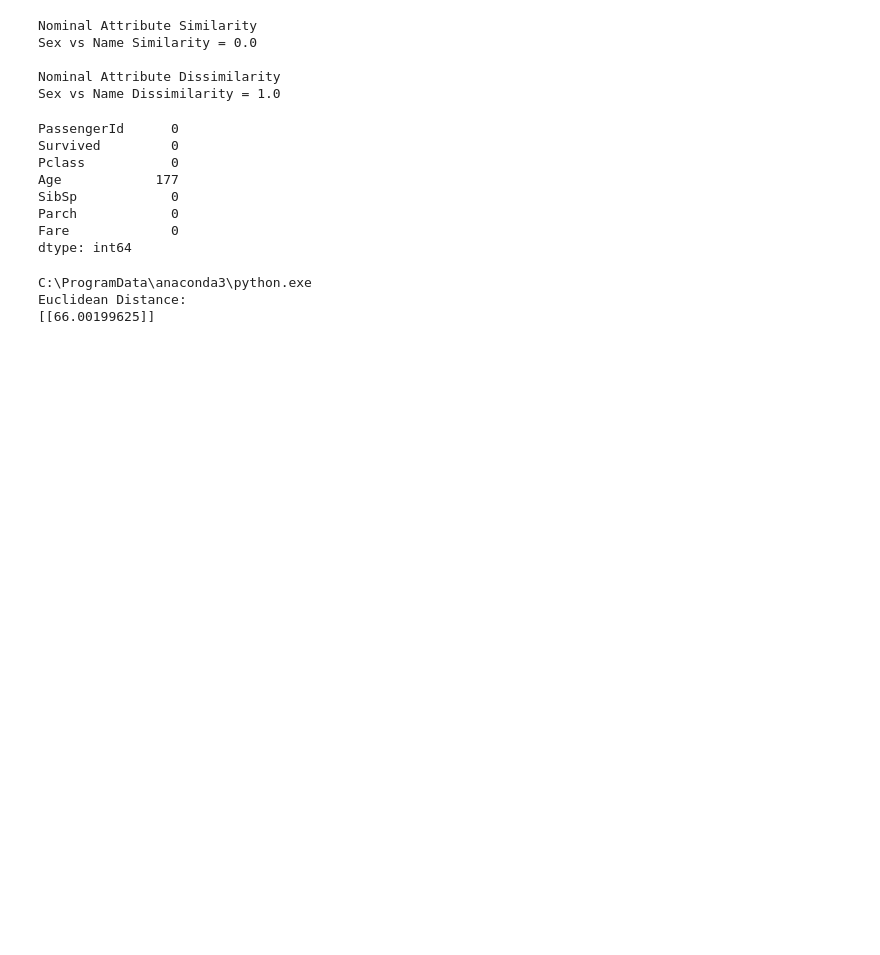
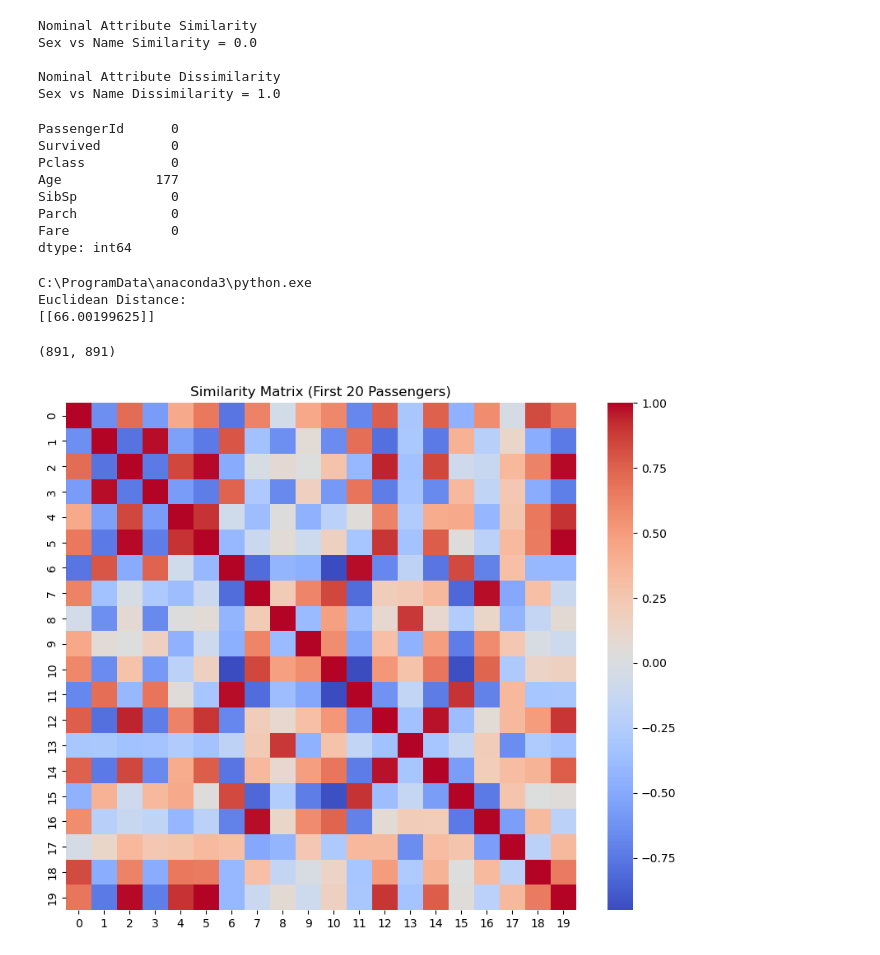
Before and after one commit to SRP-creator/Titanic-Dataset-FDSLAB, a Jupyter notebook: Titanic_data_analysis/Untitled.ipynb, the cells around one changed output. Saved outputs shown, nothing was run; the diff lists cells and outputs as text; code cells hidden in the pictures; blank space fills up the shorter version.

```diff
--- a/Titanic_data_analysis/Untitled.ipynb
+++ b/Titanic_data_analysis/Untitled.ipynb
@@ -257,3 +257,33 @@ print(distance)
 C:\ProgramData\anaconda3\python.exe
 Euclidean Distance:
 [[66.00199625]]
+# %%
+from sklearn.preprocessing import StandardScaler
+from sklearn.metrics.pairwise import cosine_similarity
+
+# Select features
+X = df[['Pclass', 'Age', 'SibSp', 'Parch', 'Fare']].fillna(df['Age'].median())
+
+# Scale features
+scaler = StandardScaler()
+X_scaled = scaler.fit_transform(X)
+
+# Compute similarity matrix
+similarity_matrix = cosine_similarity(X_scaled)
+
+print(similarity_matrix.shape)
+# %% [output]
+(891, 891)
+# %%
+import seaborn as sns
+import matplotlib.pyplot as plt
+import pandas as pd
+
+similarity_df = pd.DataFrame(similarity_matrix[:20, :20])
+
+plt.figure(figsize=(10, 8))
+sns.heatmap(similarity_df, cmap='coolwarm')
+plt.title("Similarity Matrix (First 20 Passengers)")
+plt.show()
+# %% [output]
+[figure, added]
```
